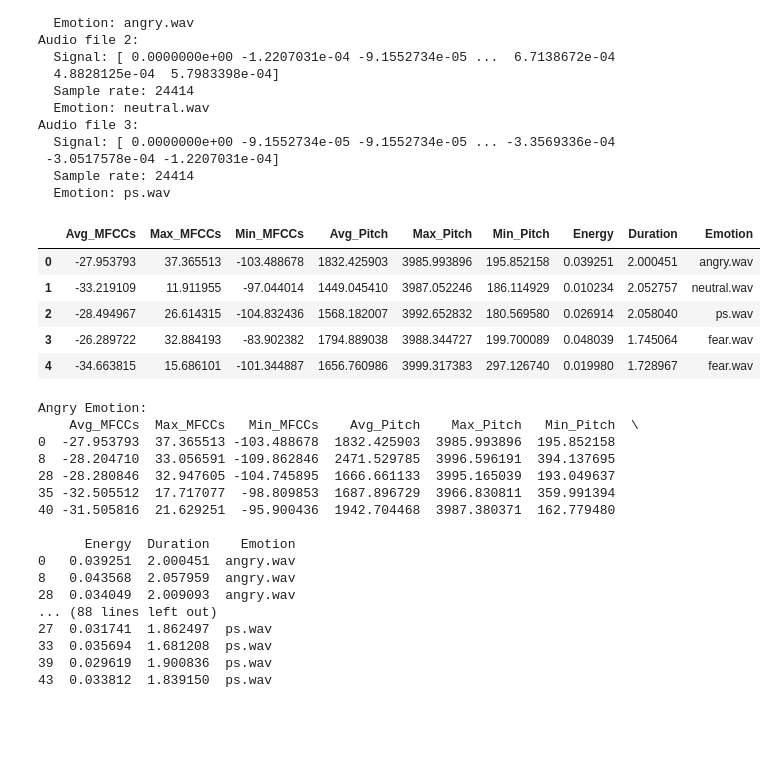
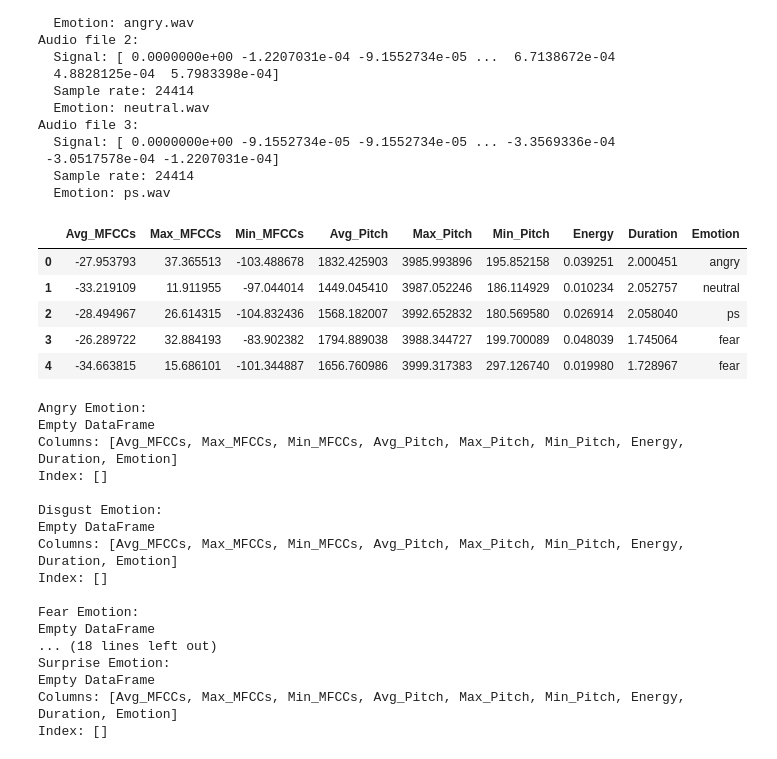
Before and after one commit to moyedx3/melodic_Interaction, a Jupyter notebook: process.ipynb, the cells around one changed output. Cells and saved outputs as stored; diff of their text form; code cells hidden in the pictures; blank space fills up the shorter version.

```diff
--- a/process.ipynb
+++ b/process.ipynb
@@ -97,38 +97,41 @@ for y, sr in audio_files:
     avg_mfcc, max_mfcc, min_mfcc = extract_mfcc(y, sr)
     avg_mfcc_features.append(avg_mfcc)
     max_mfcc_features.append(max_mfcc)
     min_mfcc_features.append(min_mfcc)
 
     avg_pitch, max_pitch, min_pitch = extract_pitch(y, sr)
     avg_pitch_features.append(avg_pitch)
     max_pitch_features.append(max_pitch)
     min_pitch_features.append(min_pitch)
 
     energy_features.append(extract_energy(y))
     duration_features.append(librosa.get_duration(y=y, sr=sr))
 
 # Create a DataFrame
 features_df = pd.DataFrame({
     'Avg_MFCCs': avg_mfcc_features,
     'Max_MFCCs': max_mfcc_features,
     'Min_MFCCs': min_mfcc_features,
     'Avg_Pitch': avg_pitch_features,
     'Max_Pitch': max_pitch_features,
     'Min_Pitch': min_pitch_features,
     'Energy': energy_features,
     'Duration': duration_features,
     'Emotion': labels
 })
 
+# Remove '.wav' from the Emotion column
+features_df['Emotion'] = features_df['Emotion'].str.replace('.wav', '')
+
 # Display the DataFrame
 features_df.head()
 # %% [output]
 |  | Avg_MFCCs | Max_MFCCs | Min_MFCCs | Avg_Pitch | Max_Pitch | Min_Pitch | Energy | Duration | Emotion |
-| 0 | -27.953793 | 37.365513 | -103.488678 | 1832.425903 | 3985.993896 | 195.852158 | 0.039251 | 2.000451 | angry.wav |
-| 1 | -33.219109 | 11.911955 | -97.044014 | 1449.045410 | 3987.052246 | 186.114929 | 0.010234 | 2.052757 | neutral.wav |
-| 2 | -28.494967 | 26.614315 | -104.832436 | 1568.182007 | 3992.652832 | 180.569580 | 0.026914 | 2.058040 | ps.wav |
-| 3 | -26.289722 | 32.884193 | -83.902382 | 1794.889038 | 3988.344727 | 199.700089 | 0.048039 | 1.745064 | fear.wav |
-| 4 | -34.663815 | 15.686101 | -101.344887 | 1656.760986 | 3999.317383 | 297.126740 | 0.019980 | 1.728967 | fear.wav |
+| 0 | -27.953793 | 37.365513 | -103.488678 | 1832.425903 | 3985.993896 | 195.852158 | 0.039251 | 2.000451 | angry |
+| 1 | -33.219109 | 11.911955 | -97.044014 | 1449.045410 | 3987.052246 | 186.114929 | 0.010234 | 2.052757 | neutral |
+| 2 | -28.494967 | 26.614315 | -104.832436 | 1568.182007 | 3992.652832 | 180.569580 | 0.026914 | 2.058040 | ps |
+| 3 | -26.289722 | 32.884193 | -83.902382 | 1794.889038 | 3988.344727 | 199.700089 | 0.048039 | 1.745064 | fear |
+| 4 | -34.663815 | 15.686101 | -101.344887 | 1656.760986 | 3999.317383 | 297.126740 | 0.019980 | 1.728967 | fear |
 # %%
 # Filter the DataFrame for each emotion
 angry_df = features_df[features_df['Emotion'] == 'angry.wav']
@@ -162,22 +165,22 @@ print("Surprise Emotion:")
 print(surprise_df.head(), "\n")
 # %% [output]
 Angry Emotion:
-    Avg_MFCCs  Max_MFCCs   Min_MFCCs    Avg_Pitch    Max_Pitch   Min_Pitch  \
-0  -27.953793  37.365513 -103.488678  1832.425903  3985.993896  195.852158
-8  -28.204710  33.056591 -109.862846  2471.529785  3996.596191  394.137695
-28 -28.280846  32.947605 -104.745895  1666.661133  3995.165039  193.049637
-35 -32.505512  17.717077  -98.809853  1687.896729  3966.830811  359.991394
-40 -31.505816  21.629251  -95.900436  1942.704468  3987.380371  162.779480
+Empty DataFrame
+Columns: [Avg_MFCCs, Max_MFCCs, Min_MFCCs, Avg_Pitch, Max_Pitch, Min_Pitch, Energy, Duration, Emotion]
+Index: []
 
-      Energy  Duration    Emotion
-0   0.039251  2.000451  angry.wav
-8   0.043568  2.057959  angry.wav
-28  0.034049  2.009093  angry.wav
-... (88 lines left out)
-27  0.031741  1.862497  ps.wav
-33  0.035694  1.681208  ps.wav
-39  0.029619  1.900836  ps.wav
-43  0.033812  1.839150  ps.wav
+Disgust Emotion:
+Empty DataFrame
+Columns: [Avg_MFCCs, Max_MFCCs, Min_MFCCs, Avg_Pitch, Max_Pitch, Min_Pitch, Energy, Duration, Emotion]
+Index: []
+
+Fear Emotion:
+Empty DataFrame
+... (18 lines left out)
+Surprise Emotion:
+Empty DataFrame
+Columns: [Avg_MFCCs, Max_MFCCs, Min_MFCCs, Avg_Pitch, Max_Pitch, Min_Pitch, Energy, Duration, Emotion]
+Index: []
 # %%
 import matplotlib.pyplot as plt
 import seaborn as sns
```
Also changed, not shown: parts of 22 cells of this notebook.
